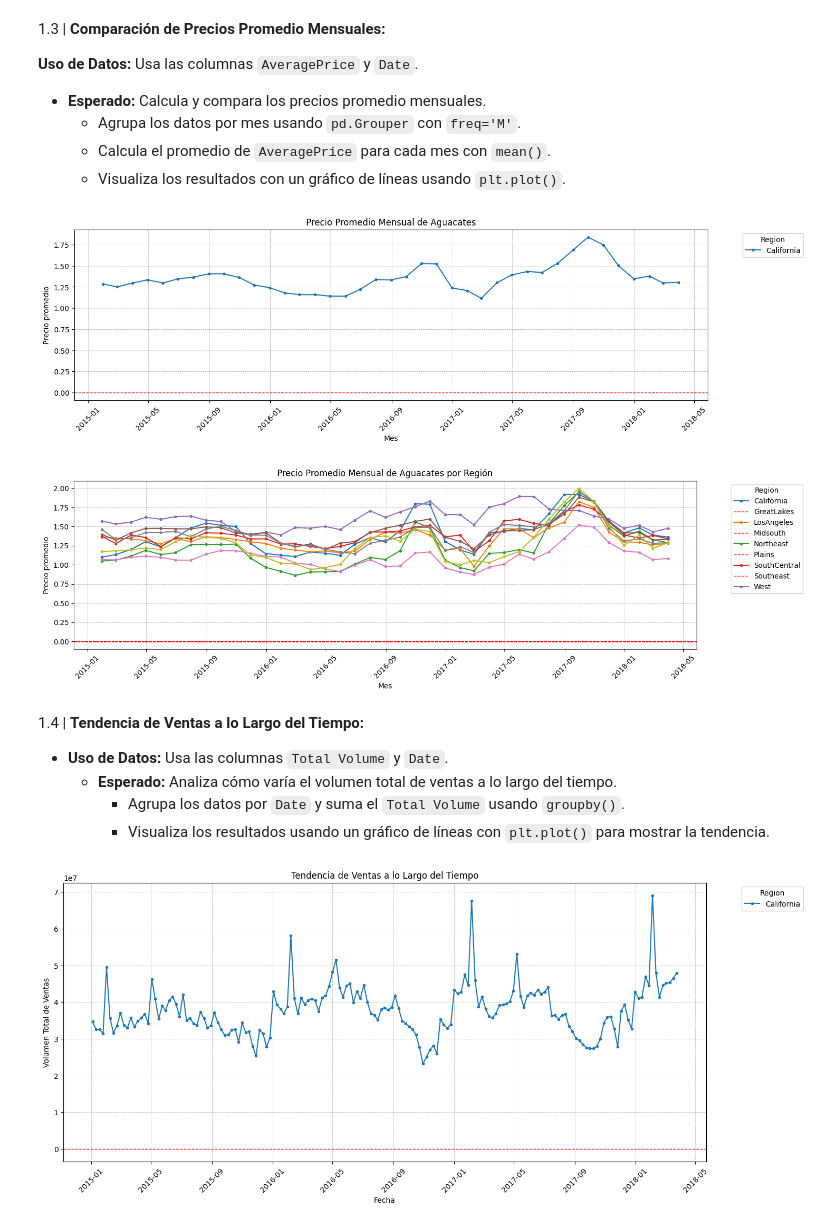
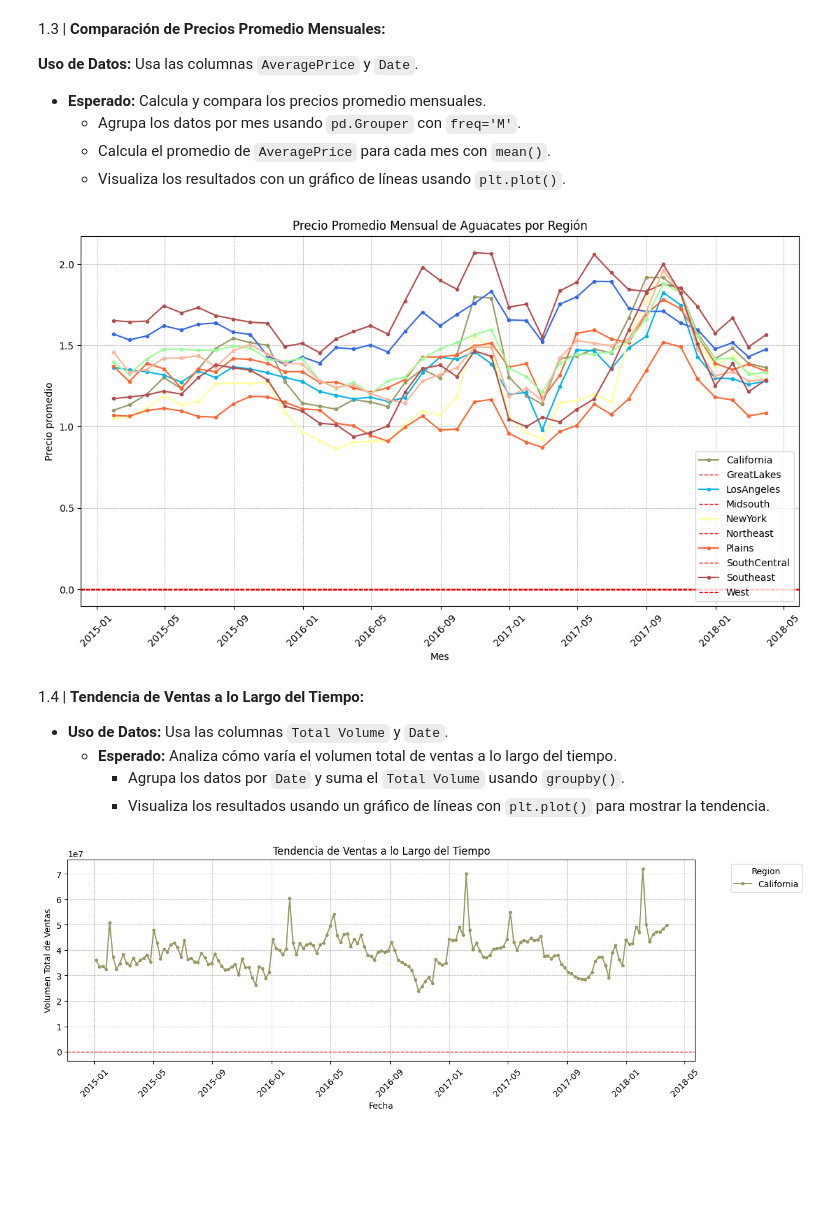
Before and after one commit to CWCreacionWeb/aguacates, a Jupyter notebook: mini_proyecto_gm.ipynb, the cells around one changed output. Saved outputs shown, nothing was run; the diff lists cells and outputs as text; code cells hidden in the pictures; blank space fills up the shorter version.

```diff
--- a/mini_proyecto_gm.ipynb
+++ b/mini_proyecto_gm.ipynb
@@ -83,39 +84,39 @@ enun.getExplicacion("1.2")
 # %%
 enun.getEnunciado("1.3")
 promedio_mensual = chart.df.groupby(chart.pd.Grouper(key='Date', freq='ME'))['AveragePrice'].mean().reset_index()
 
 # Graficar el promedio mensual de AveragePrice
-chart.figureConfig(14,4)
-chart.plot(promedio_mensual['Date'],
-           promedio_mensual['AveragePrice'],
-           title='Precio Promedio Mensual de Aguacates',label='Precio Promedio Mensual',
-           xlabel="Mes",ylabel="Precio promedio",marker=".",show=True)
+# chart.figureConfig(14,4)
+# chart.plot(promedio_mensual['Date'],
+#            promedio_mensual['AveragePrice'],
+#            title='Precio Promedio Mensual de Aguacates',label='Precio Promedio Mensual',
+#            xlabel="Mes",ylabel="Precio promedio",marker=".",show=True)
 
 # Ahora agrupar por 'region' y por mes para calcular el promedio
 promedio_mensual_region = chart.df.groupby(['region', chart.pd.Grouper(key='Date', freq='ME')])['AveragePrice'].mean().reset_index()
 
 # Tamaño de la figura para el gráfico por región
-chart.figureConfig(14,4)
+chart.figureConfig(12,6)
 
 promedio_mensual_region['region'] = promedio_mensual_region['region'].fillna(0)
 # Graficar el promedio mensual de AveragePrice por región
 for region in promedio_mensual_region['region'].unique():
     region_data = promedio_mensual_region[promedio_mensual_region['region'] == region]
     chart.plot(region_data['Date'], region_data['AveragePrice'],
                title='Precio Promedio Mensual de Aguacates por Región',label=region,
                xlabel="Mes",ylabel="Precio promedio",marker=".",show=False)
 
+chart.plt.legend(chart.region_labels,loc="lower right")
 chart.show()
 # %% [output]
 1.3 | **Comparación de Precios Promedio Mensuales:**
 
 **Uso de Datos:** Usa las columnas `AveragePrice` y `Date`.
    - **Esperado:** Calcula y compara los precios promedio mensuales.
      - Agrupa los datos por mes usando `pd.Grouper` con `freq='M'`.
      - Calcula el promedio de `AveragePrice` para cada mes con `mean()`.
      - Visualiza los resultados con un gráfico de líneas usando `plt.plot()`.
-[figure, old version]
+[figure, new version]
-[figure, removed]
 # %%
 enun.getEnunciado("1.4")
 # Agrupar por fecha y sumar el volumen total
@@ -123,7 +124,7 @@ df_grouped = chart.df.groupby('Date').agg({
     'Total Volume':'sum'
 })
 
-chart.figureConfig(14,6)
+chart.figureConfig(12,4)
 chart.plot(df_grouped.index, df_grouped.values,
                title='Tendencia de Ventas a lo Largo del Tiempo',label='Volumen Total',
                xlabel="Fecha",ylabel="Volumen Total de Ventas",marker=".",show=True)
@@ -134,7 +135,7 @@ chart.plot(df_grouped.index, df_grouped.values,
    - **Esperado:** Analiza cómo varía el volumen total de ventas a lo largo del tiempo.
      - Agrupa los datos por `Date` y suma el `Total Volume` usando `groupby()`.
      - Visualiza los resultados usando un gráfico de líneas con `plt.plot()` para mostrar la tendencia.
-[figure, old version]
+[figure, new version]
 # %%
 enun.getEnunciado("1.5")
 promedio_year =  chart.df.groupby('year')['AveragePrice'].mean().reset_index()
```
Also changed, not shown: parts of 13 cells of this notebook, 1 other file.
